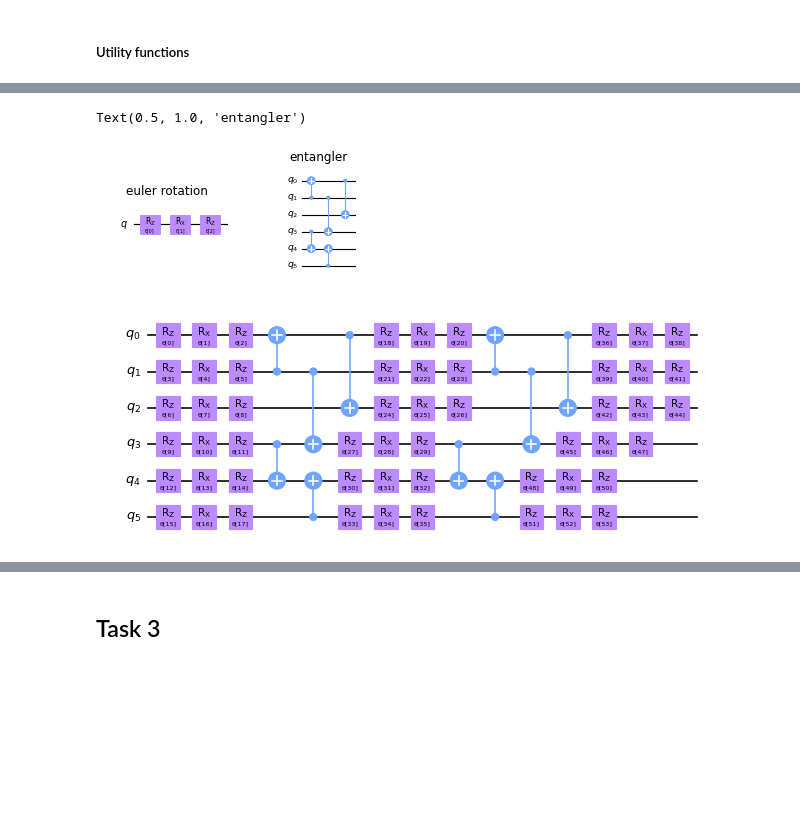
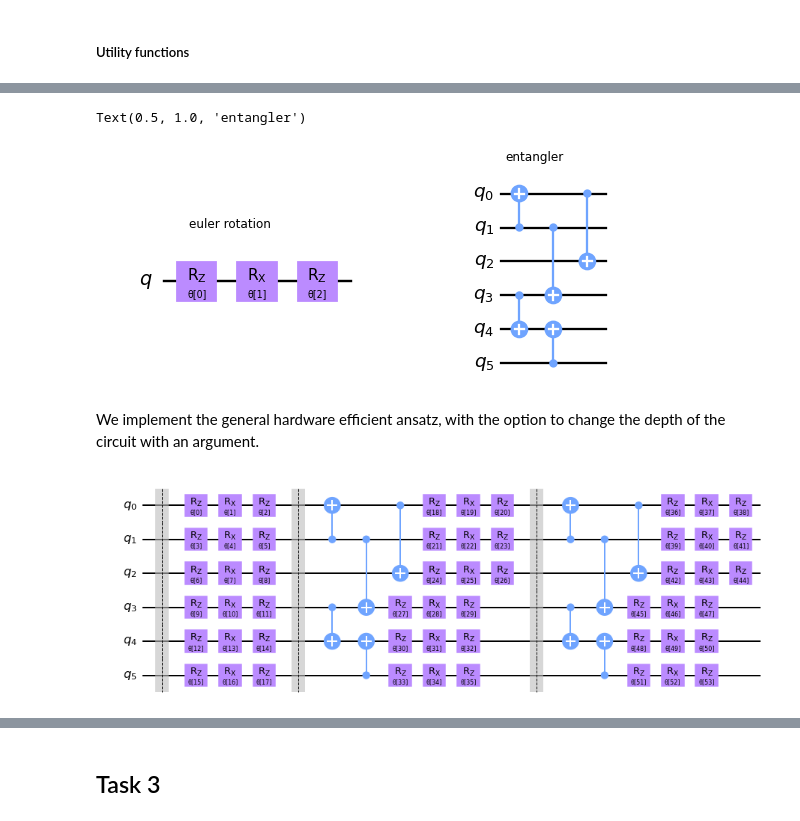
Before and after one commit to lao8n/ox_quantum, a Jupyter notebook: assignment/assignment.ipynb, the cells around one changed output, grey strips where cells are left out. Cells and saved outputs as stored; diff of their text form; code cells hidden in the pictures; blank space fills up the shorter version.

Commit message:
added part 2 with the ansatzs

```diff
--- a/assignment/assignment.ipynb
+++ b/assignment/assignment.ipynb
@@ -60,42 +68,47 @@ def make_params(fst: int, snd: Optional[int] = None, label: str = "θ") -> List[
 # %%
-plt.figure(figsize=(5,2))
+plt.figure(figsize=(10,4))
 def euler_rotation(params):
     euler_rotation = QuantumCircuit(1)
     euler_rotation.rz(params[0], 0)
     euler_rotation.rx(params[1], 0)
     euler_rotation.rz(params[2], 0)
     return euler_rotation
 euler_rotation(make_params(3)).draw("mpl", ax=plt.subplot(121));
 plt.title("euler rotation")
 
 def entangler():
     entangler = QuantumCircuit(6)
     entangler.cx([1, 3, 1, 0, 5], [0, 4, 3, 2, 4])
     return entangler
 entangler().draw("mpl", ax=plt.subplot(122))
 plt.title("entangler")
 # %% [output]
 Text(0.5, 1.0, 'entangler')
-[figure, old version]
+[figure, new version]
+# %% [markdown]
+We implement the general hardware efficient ansatz, with the option to change the depth of the circuit with an argument.
 # %%
-def hardware_efficient_ansatz(depth):
+def hardware_efficient_ansatz(qubits, entangler, depth=1):
     num_qubits = 6
     num_gates_per_euler_rot = 3
-    he_ansatz_num_params = num_qubits * num_gates_per_euler_rot * (depth + 1)
+    num_qubits_used = len(qubits)
+    he_ansatz_num_params = num_qubits_used * num_gates_per_euler_rot * (depth + 1)
     he_ansatz_params = make_params(he_ansatz_num_params)
     he_ansatz = QuantumCircuit(num_qubits)
-    for q in range(num_qubits):
-        params_start = q * num_gates_per_euler_rot
+    he_ansatz.barrier()
+    for i, q in enumerate(qubits):
+        params_start = i * num_gates_per_euler_rot
         params_stop = params_start + num_gates_per_euler_rot
         he_ansatz.compose(euler_rotation(he_ansatz_params[params_start: params_stop]), qubits=range(q, q+1), inplace=True)
     for d in range(depth):
-        he_ansatz.compose(entangler(), qubits=range(num_qubits), inplace=True)
-        for q in range(num_qubits):
-            params_start = num_gates_per_euler_rot * ((d + 1) * num_qubits + q)
+        he_ansatz.barrier()
+        he_ansatz.compose(entangler, qubits=range(num_qubits), inplace=True)
+        for i, q in enumerate(qubits):
+            params_start = num_gates_per_euler_rot * ((d + 1) * num_qubits_used + i)
             params_stop = params_start + num_gates_per_euler_rot
             he_ansatz.compose(euler_rotation(he_ansatz_params[params_start: params_stop]), qubits=range(q, q+1), inplace=True)
     return he_ansatz
 
-hardware_efficient_ansatz(2).draw("mpl", scale=0.8)
+hardware_efficient_ansatz(range(6), entangler(), 2).draw("mpl")
 # %% [output]
-[figure, old version]
+[figure, new version]
```
Also changed, not shown: parts of 7 cells of this notebook.
